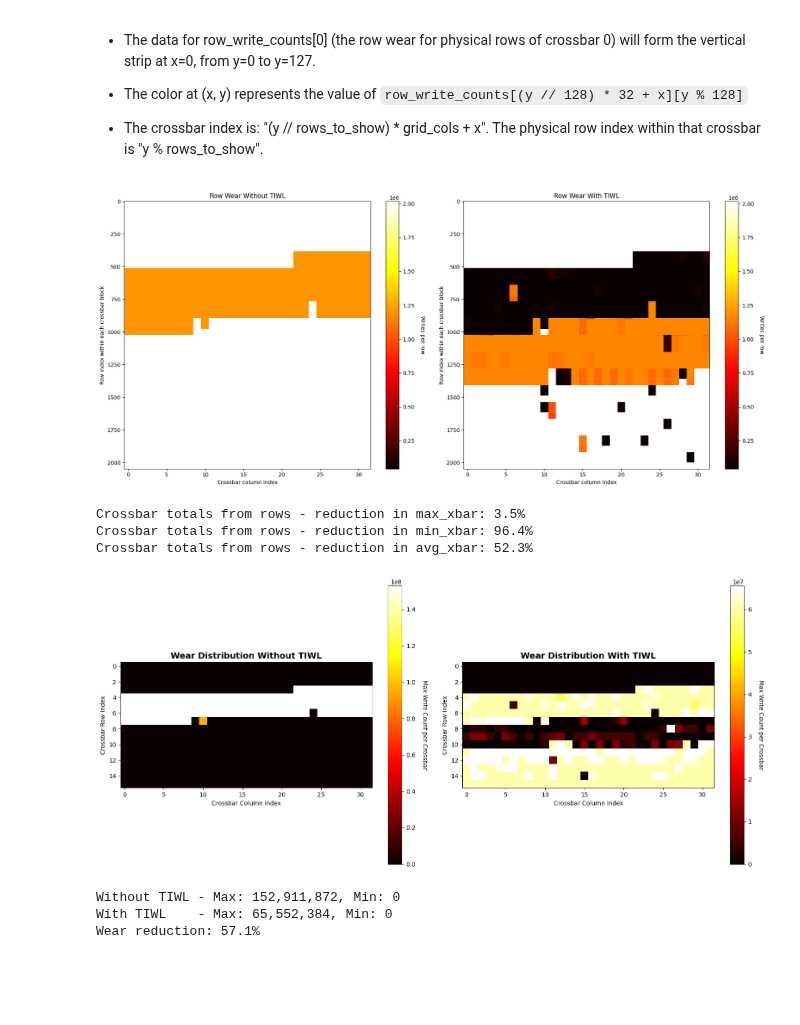
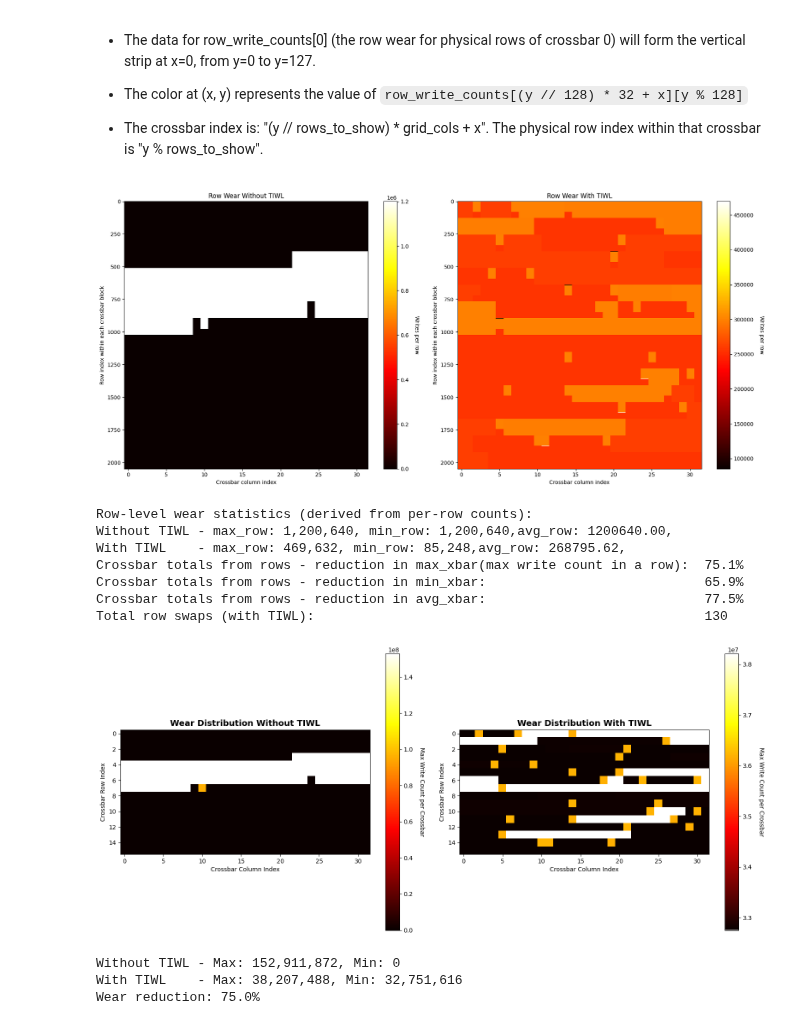
Before and after one commit to Ahbar1999/mtp-pimsimulator, a Jupyter notebook: pimsimulator.ipynb, the cells around one changed output. Saved outputs shown, nothing was run; the diff lists cells and outputs as text; code cells hidden in the pictures; blank space fills up the shorter version.

```diff
--- a/pimsimulator.ipynb
+++ b/pimsimulator.ipynb
@@ -142,7 +150,8 @@ class PIMSimulator:
             total_writes = elements * writes_per_element
 
             # record interval write count for current xbar
-            self.iwc_counters[current_paid] += total_writes
+            # self.iwc_counters[current_paid] += total_writes
+            self.iwc_counters[laid] += total_writes
 
             self._log_row_level_writes(laid, elements, total_writes)
 
@@ -168,7 +177,8 @@ class PIMSimulator:
         for logical_row in range(min(rows_affected, self.crossbar_rows)):
             physical_xbar = self.laid_to_paid_map[crossbar_laid]
             # physical_row = self.row_mappings[crossbar_laid][logical_row]
-            physical_row = self.row_mappings[crossbar_laid][logical_row]
+            physical_row = self.row_mappings[physical_xbar][logical_row]
+
             # assert(physical_xbar < 128 and physical_row < 128)
             self.row_write_counts[physical_xbar][physical_row] += writes_per_row
 
@@ -224,10 +234,11 @@ class PIMSimulator:
         for laid, iwc in enumerate(self.iwc_counters):
             paid = self.laid_to_paid_map.get(laid, laid)
             self.twc_counters[paid] += iwc
-            self.iwc_counters[laid] = 0  # Reset interval counter
+            # self.iwc_counters[laid] = 0  # Reset interval counter -> this shouldnt be here
 
         if not self.wear_levelling_enabled:
             # print("wear levelling has been disabled!")
+            self.iwc_counters.fill(0)
             return
 
         # print("Performing Remapping...")
@@ -251,6 +262,8 @@ class PIMSimulator:
 
         self.laid_to_paid_map = new_mapping
         # print(f"New mapping: {self.laid_to_paid_map}")
+        # reset counters
+        self.iwc_counters.fill(0)
 
     def get_crossbar_utilization_stats(self):
         """Analyze crossbar utilization patterns"""
@@ -890,16 +904,20 @@ Wear imbalance (max/min): 152911872.00
 * The color at (x, y) represents the value of `row_write_counts[(y // 128) * 32 + x][y % 128]`
 * The crossbar index is: "(y // rows_to_show) * grid_cols + x". The physical row index within that crossbar is "y % rows_to_show".
 # %%
-plot_row_wear_heatmap_fixed_bg(pim_simulator_no_wear_levelling, pim_sim, grid_shape=(16, 32), save_path="row_heatmap.png")
+plot_row_wear_heatmap(pim_simulator_no_wear_levelling, pim_sim, grid_shape=(16, 32), save_path="row_heatmap.png")
 # %% [output]
-[figure, old version]
+[figure, new version]
-Crossbar totals from rows - reduction in max_xbar: 3.5%
-Crossbar totals from rows - reduction in min_xbar: 96.4%
-Crossbar totals from rows - reduction in avg_xbar: 52.3%
+Row-level wear statistics (derived from per-row counts):
+Without TIWL - max_row: 1,200,640, min_row: 1,200,640,avg_row: 1200640.00,
+With TIWL    - max_row: 469,632, min_row: 85,248,avg_row: 268795.62,
+Crossbar totals from rows - reduction in max_xbar(max write count in a row):  75.1%
+Crossbar totals from rows - reduction in min_xbar:                            65.9%
+Crossbar totals from rows - reduction in avg_xbar:                            77.5%
+Total row swaps (with TIWL):                                                  130
 # %%
 plot_crossbar_wear_heatmap(pim_simulator_no_wear_levelling, pim_sim, grid_shape=(16, 32), save_path="heatmap.png")
 # %% [output]
-[figure, old version]
+[figure, new version]
 Without TIWL - Max: 152,911,872, Min: 0
-With TIWL    - Max: 65,552,384, Min: 0
-Wear reduction: 57.1%
+With TIWL    - Max: 38,207,488, Min: 32,751,616
+Wear reduction: 75.0%
```
Also changed, not shown: parts of 2 cells of this notebook.
